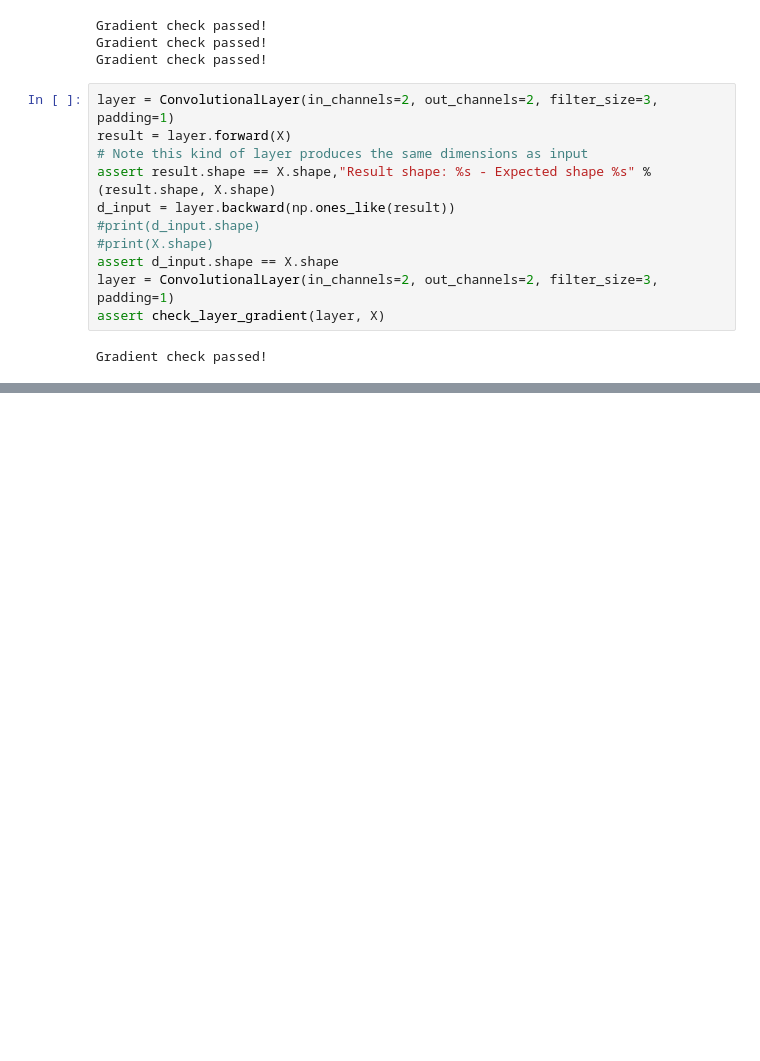
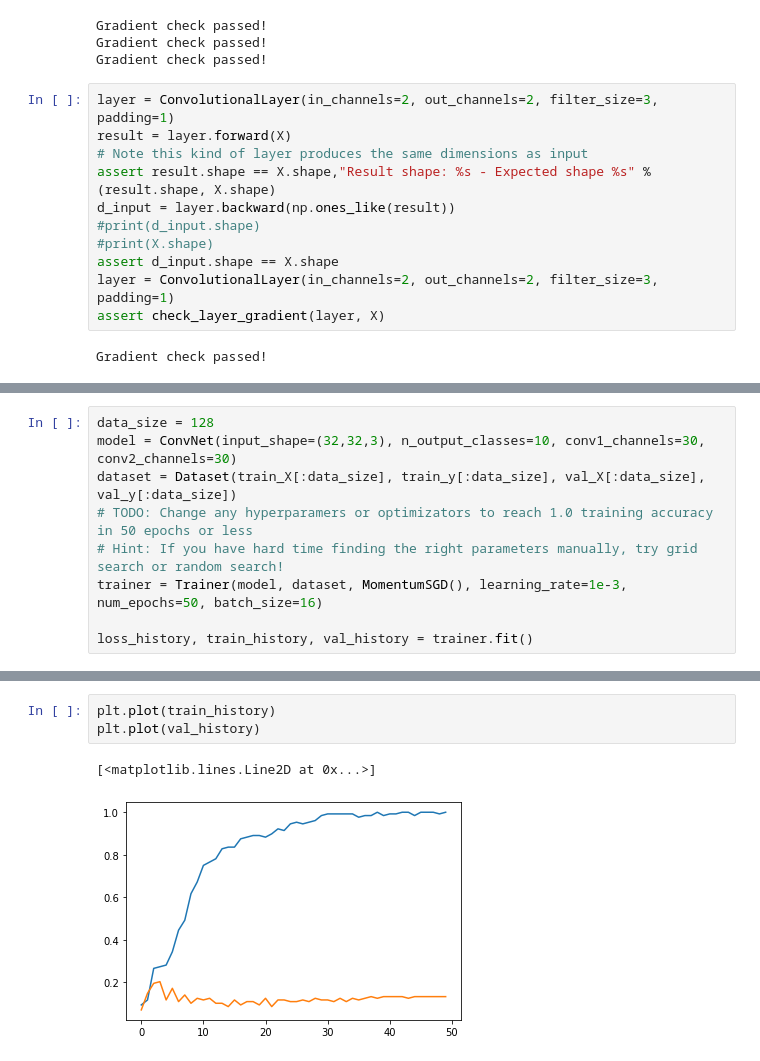
Before and after one commit to VadimAspirin/dl, a Jupyter notebook: assignment3/_cnn.ipynb, the cells around one changed output, grey strips where cells are left out. Cells and saved outputs as stored; diff of their text form; blank space fills up the shorter version.

```diff
--- a/assignment3/_cnn.ipynb
+++ b/assignment3/_cnn.ipynb
@@ -124,0 +197,9 @@ Gradient check passed!
+# %%
+data_size = 128
+model = ConvNet(input_shape=(32,32,3), n_output_classes=10, conv1_channels=30, conv2_channels=30)
+dataset = Dataset(train_X[:data_size], train_y[:data_size], val_X[:data_size], val_y[:data_size])
+# TODO: Change any hyperparamers or optimizators to reach 1.0 training accuracy in 50 epochs or less
+# Hint: If you have hard time finding the right parameters manually, try grid search or random search!
+trainer = Trainer(model, dataset, MomentumSGD(), learning_rate=1e-3, num_epochs=50, batch_size=16)
+
+loss_history, train_history, val_history = trainer.fit()
@@ -124,0 +224,6 @@ Gradient check passed!
+# %%
+plt.plot(train_history)
+plt.plot(val_history)
+# %% [output]
+[<matplotlib.lines.Line2D at 0x...>]
+[figure, added]
```
Also changed, not shown: parts of 6 cells of this notebook, 6 other files.
